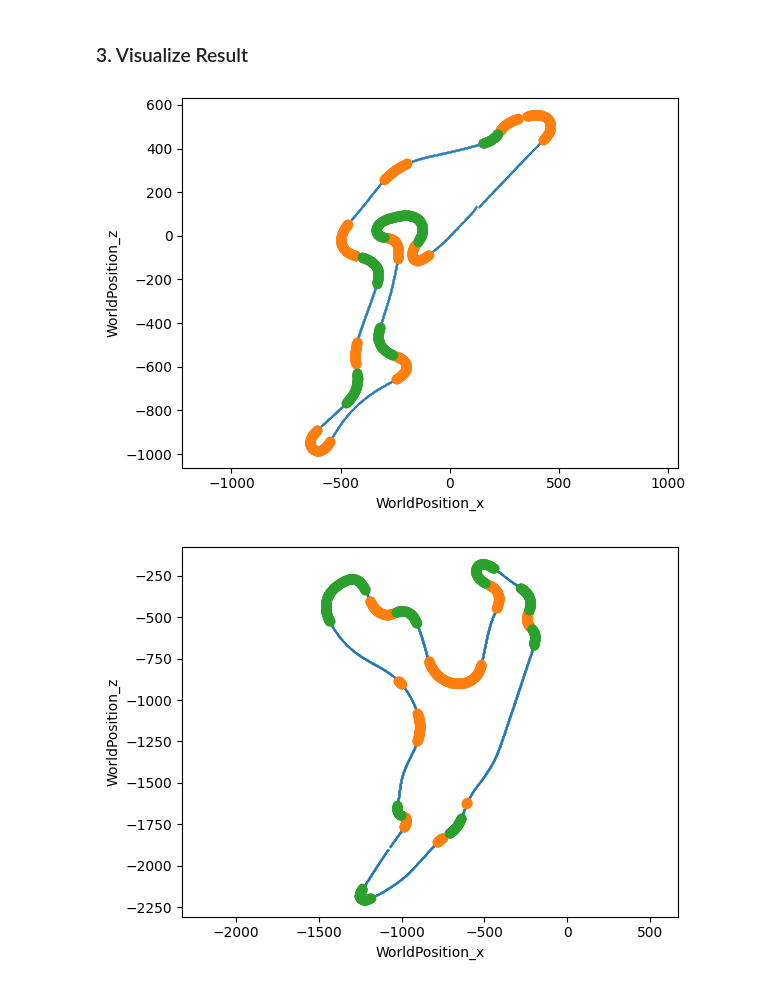
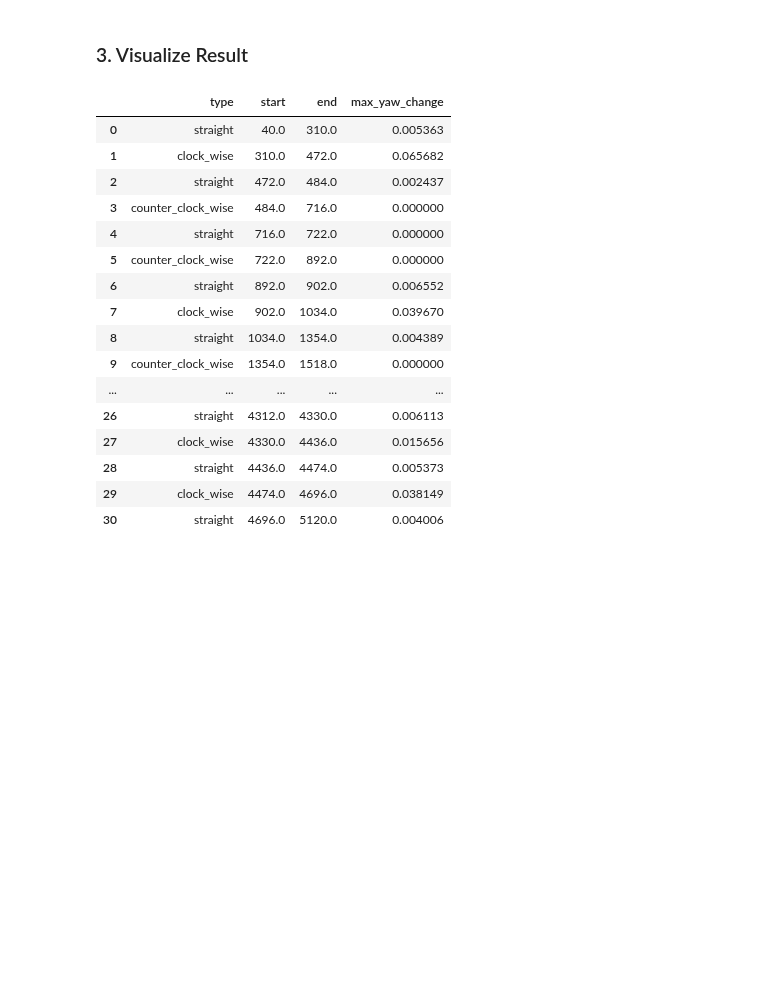
Before and after one commit to b4mad/racing, a Jupyter notebook: notebooks/track_sections_from_coordinates.ipynb, the cells around one changed output. Drawn from its saved outputs; the diff is of its cells as text; code cells hidden in the pictures; blank space fills up the shorter version.

Commit message:
Create pandas DataFrame

```diff
--- a/notebooks/track_sections_from_coordinates.ipynb
+++ b/notebooks/track_sections_from_coordinates.ipynb
@@ -562,26 +544,32 @@ for track_id in tracks.keys():
         # Check clock wise corner started and ended
         if not cw_started:
             if yaw_changes[point_idx] > threshold:
+                cw_max = 0
                 cw_started = True
                 cw_start_idx = point_idx
         else:
+            cw_max = max(cw_max, yaw_changes[point_idx])
             if last_index or (yaw_changes[point_idx] <= threshold):
                 cw_started = False
                 sec = {'type': 'clock_wise',
                        'start': distances[cw_start_idx],
-                       'end': distances[point_idx]}
+                       'end': distances[point_idx],
+                       'max_yaw_change': cw_max}
                 sections.append(sec)
         # Check counter clock wise corner started and ended
         if not ccw_started:
             if yaw_changes[point_idx] < -threshold:
+                ccw_max = 0
                 ccw_started = True
                 ccw_start_idx = point_idx
         else:
+            ccw_max = max(ccw_max, yaw_changes[point_idx])
             if last_index or (yaw_changes[point_idx] >= -threshold):
                 ccw_started = False
                 sec = {'type': 'counter_clock_wise',
                        'start': distances[ccw_start_idx],
-                       'end': distances[point_idx]}
+                       'end': distances[point_idx],
+                       'max_yaw_change': ccw_max}
                 sections.append(sec)
         # Check straigh section started and ended
         if not str_started:
@@ -637,6 +625,29 @@ for track_id in tracks.keys():
     plt.xlabel('WorldPosition_x')
     plt.ylabel('WorldPosition_z')
     plt.show()
+    break
-# %% [output]
-[figure, removed]
-[figure, removed]
+# %%
+# Convert sections dictionary to pandas DataFrame
+tracks_sections = {}
+for track_id in tracks.keys():
+    tracks_sections[track_id] = pd.DataFrame(tracks[track_id]['sections'])
+
+display(tracks_sections['track_1'])
+# %% [output]
+|  | type | start | end | max_yaw_change |
+| 0 | straight | 40.0 | 310.0 | 0.005363 |
+| 1 | clock_wise | 310.0 | 472.0 | 0.065682 |
+| 2 | straight | 472.0 | 484.0 | 0.002437 |
+| 3 | counter_clock_wise | 484.0 | 716.0 | 0.000000 |
+| 4 | straight | 716.0 | 722.0 | 0.000000 |
+| 5 | counter_clock_wise | 722.0 | 892.0 | 0.000000 |
+| 6 | straight | 892.0 | 902.0 | 0.006552 |
+| 7 | clock_wise | 902.0 | 1034.0 | 0.039670 |
+| 8 | straight | 1034.0 | 1354.0 | 0.004389 |
+| 9 | counter_clock_wise | 1354.0 | 1518.0 | 0.000000 |
+| ... | ... | ... | ... | ... |
+| 26 | straight | 4312.0 | 4330.0 | 0.006113 |
+| 27 | clock_wise | 4330.0 | 4436.0 | 0.015656 |
+| 28 | straight | 4436.0 | 4474.0 | 0.005373 |
+| 29 | clock_wise | 4474.0 | 4696.0 | 0.038149 |
+| 30 | straight | 4696.0 | 5120.0 | 0.004006 |
```
Also changed, not shown: parts of 9 cells of this notebook.
